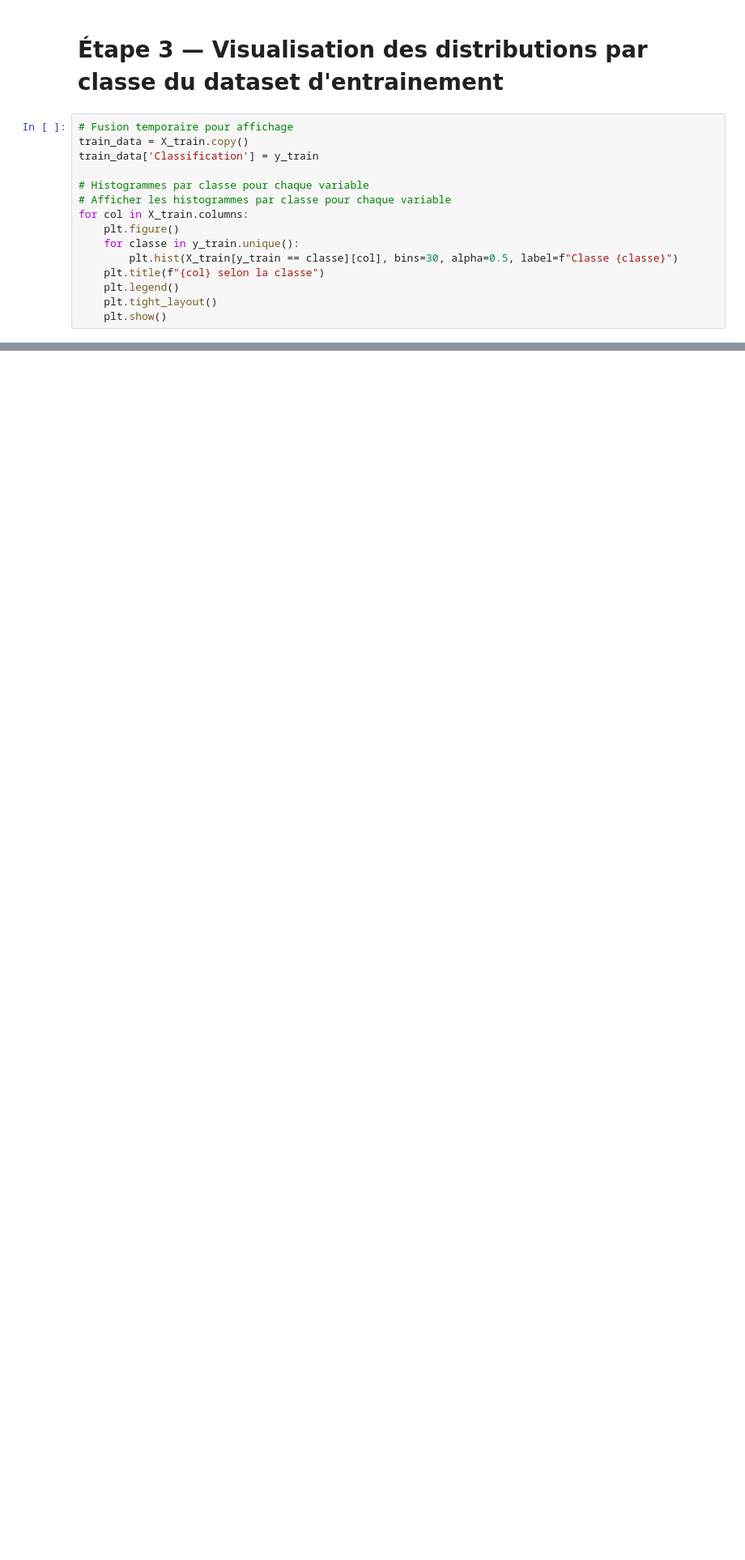
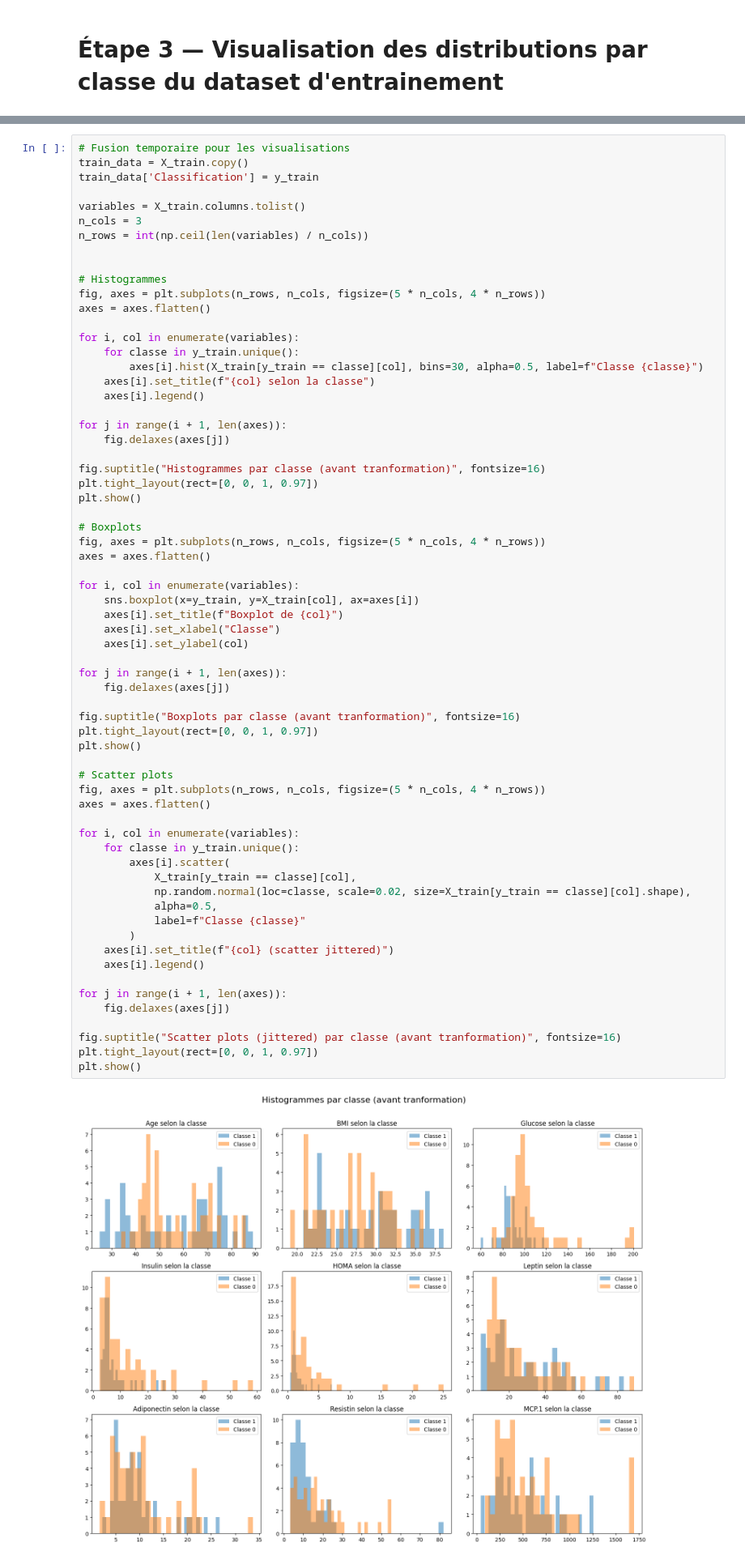
Before and after one commit to ErwanR123/breast-cancer-detection, a Jupyter notebook: logistic_regression.ipynb, the cells around one changed output, grey strips where cells are left out. Shown at 81% size. Cells and saved outputs as stored; diff of their text form; blank space fills up the shorter version.

```diff
--- a/logistic_regression.ipynb
+++ b/logistic_regression.ipynb
@@ -68,17 +102,2 @@ Test  : (24, 9) (24,)
 # %% [markdown]
 # Étape 3 — Visualisation des distributions par classe du dataset d'entrainement
-# %%
-# Fusion temporaire pour affichage
-train_data = X_train.copy()
-train_data['Classification'] = y_train
-
-# Histogrammes par classe pour chaque variable
-# Afficher les histogrammes par classe pour chaque variable
-for col in X_train.columns:
-    plt.figure()
-    for classe in y_train.unique():
-        plt.hist(X_train[y_train == classe][col], bins=30, alpha=0.5, label=f"Classe {classe}")
-    plt.title(f"{col} selon la classe")
-    plt.legend()
-    plt.tight_layout()
-    plt.show()
@@ -94,0 +104,67 @@ for col in X_train.columns:
+# %%
+# Fusion temporaire pour les visualisations
+train_data = X_train.copy()
+train_data['Classification'] = y_train
+
+variables = X_train.columns.tolist()
+n_cols = 3
+n_rows = int(np.ceil(len(variables) / n_cols))
+
+
+# Histogrammes
+fig, axes = plt.subplots(n_rows, n_cols, figsize=(5 * n_cols, 4 * n_rows))
+axes = axes.flatten()
+
+for i, col in enumerate(variables):
+    for classe in y_train.unique():
+        axes[i].hist(X_train[y_train == classe][col], bins=30, alpha=0.5, label=f"Classe {classe}")
+    axes[i].set_title(f"{col} selon la classe")
+    axes[i].legend()
+
+for j in range(i + 1, len(axes)):
+    fig.delaxes(axes[j])
+
+fig.suptitle("Histogrammes par classe (avant tranformation)", fontsize=16)
+plt.tight_layout(rect=[0, 0, 1, 0.97])
+plt.show()
+
+# Boxplots
+fig, axes = plt.subplots(n_rows, n_cols, figsize=(5 * n_cols, 4 * n_rows))
+axes = axes.flatten()
+
+for i, col in enumerate(variables):
+    sns.boxplot(x=y_train, y=X_train[col], ax=axes[i])
+    axes[i].set_title(f"Boxplot de {col}")
+    axes[i].set_xlabel("Classe")
+    axes[i].set_ylabel(col)
+
+for j in range(i + 1, len(axes)):
+    fig.delaxes(axes[j])
+
+fig.suptitle("Boxplots par classe (avant tranformation)", fontsize=16)
+plt.tight_layout(rect=[0, 0, 1, 0.97])
+plt.show()
+
+# Scatter plots
+fig, axes = plt.subplots(n_rows, n_cols, figsize=(5 * n_cols, 4 * n_rows))
+axes = axes.flatten()
+
+for i, col in enumerate(variables):
+    for classe in y_train.unique():
+        axes[i].scatter(
+            X_train[y_train == classe][col],
+            np.random.normal(loc=classe, scale=0.02, size=X_train[y_train == classe][col].shape),
+            alpha=0.5,
+            label=f"Classe {classe}"
+        )
+    axes[i].set_title(f"{col} (scatter jittered)")
+    axes[i].legend()
+
+for j in range(i + 1, len(axes)):
+    fig.delaxes(axes[j])
+
+fig.suptitle("Scatter plots (jittered) par classe (avant tranformation)", fontsize=16)
+plt.tight_layout(rect=[0, 0, 1, 0.97])
+plt.show()
+# %% [output]
+[figure, added]
```
Also changed, not shown: parts of 13 cells of this notebook.
